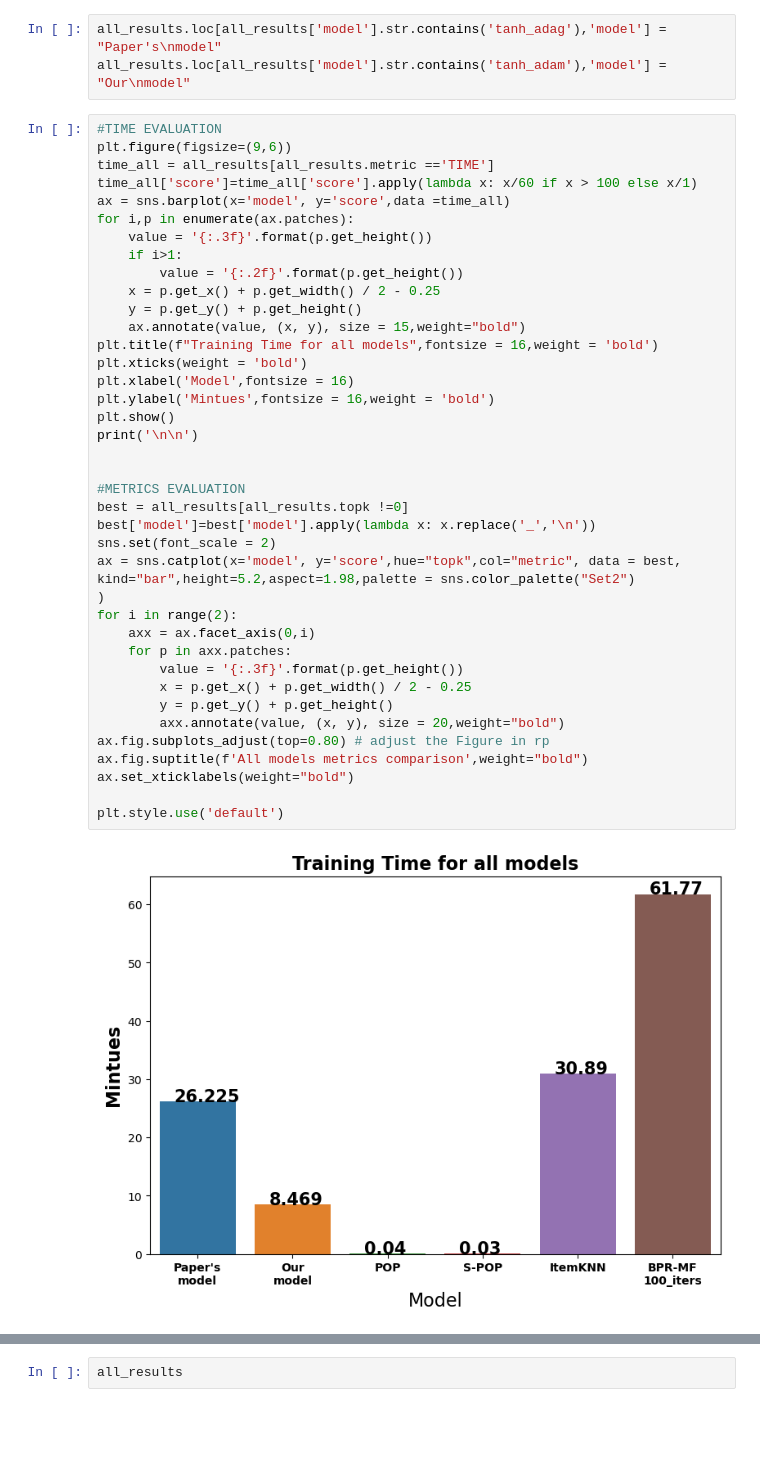
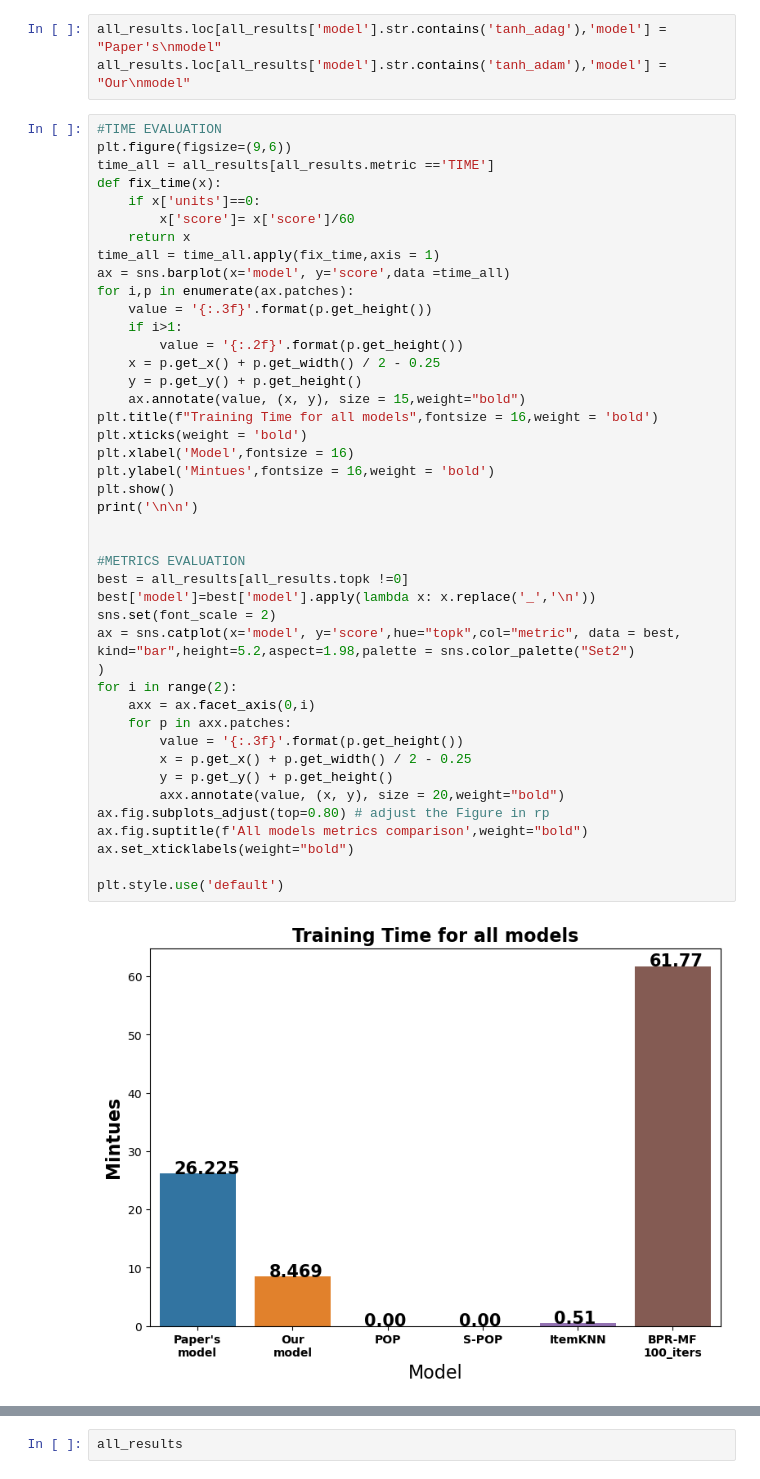
Before and after one commit to gilzeevi25/Session_based_recommendations, a Jupyter notebook: Session_based_recommendations.ipynb, the cells around one changed output, grey strips where cells are left out. Saved outputs shown, nothing was run; the diff lists cells and outputs as text; blank space fills up the shorter version.

```diff
--- a/Session_based_recommendations.ipynb
+++ b/Session_based_recommendations.ipynb
@@ -2149,7 +2149,11 @@ all_results.loc[all_results['model'].str.contains('tanh_adam'),'model'] = "Our\n
 #TIME EVALUATION
 plt.figure(figsize=(9,6))
 time_all = all_results[all_results.metric =='TIME']
-time_all['score']=time_all['score'].apply(lambda x: x/60 if x > 100 else x/1)
+def fix_time(x):
+    if x['units']==0:
+        x['score']= x['score']/60
+    return x
+time_all = time_all.apply(fix_time,axis = 1)
 ax = sns.barplot(x='model', y='score',data =time_all)
 for i,p in enumerate(ax.patches):
     value = '{:.3f}'.format(p.get_height())
@@ -2158,34 +2162,34 @@ for i,p in enumerate(ax.patches):
     x = p.get_x() + p.get_width() / 2 - 0.25
     y = p.get_y() + p.get_height()
     ax.annotate(value, (x, y), size = 15,weight="bold")
 plt.title(f"Training Time for all models",fontsize = 16,weight = 'bold')
 plt.xticks(weight = 'bold')
 plt.xlabel('Model',fontsize = 16)
 plt.ylabel('Mintues',fontsize = 16,weight = 'bold')
 plt.show()
 print('\n\n')
 
 
 #METRICS EVALUATION
 best = all_results[all_results.topk !=0]
 best['model']=best['model'].apply(lambda x: x.replace('_','\n'))
 sns.set(font_scale = 2)
 ax = sns.catplot(x='model', y='score',hue="topk",col="metric", data = best, kind="bar",height=5.2,aspect=1.98,palette = sns.color_palette("Set2")
 )
 for i in range(2):
     axx = ax.facet_axis(0,i)
     for p in axx.patches:
         value = '{:.3f}'.format(p.get_height())
         x = p.get_x() + p.get_width() / 2 - 0.25
         y = p.get_y() + p.get_height()
         axx.annotate(value, (x, y), size = 20,weight="bold")
 ax.fig.subplots_adjust(top=0.80) # adjust the Figure in rp
 ax.fig.suptitle(f'All models metrics comparison',weight="bold")
 ax.set_xticklabels(weight="bold")
 
 plt.style.use('default')
 # %% [output]
-[figure, old version]
+[figure, new version]
 [figure]
 # %%
 all_results
```
Also changed, not shown: 1 other file.
